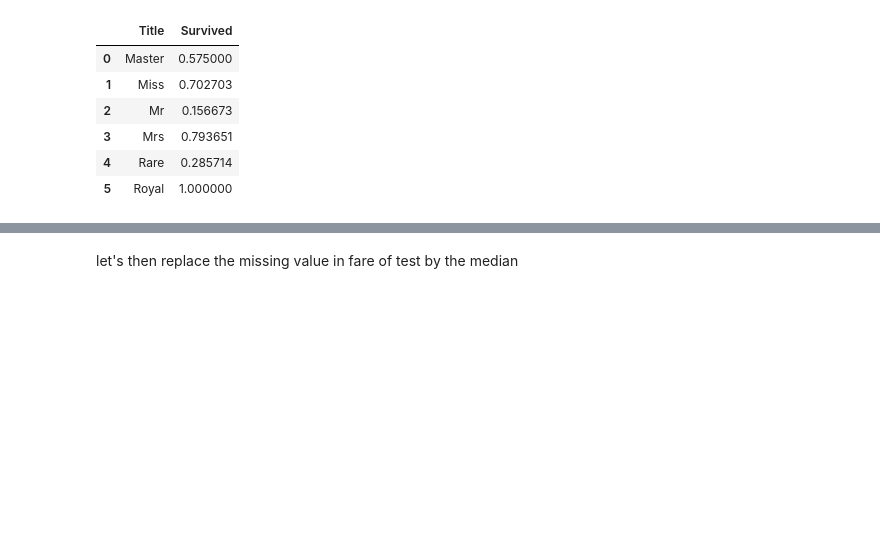
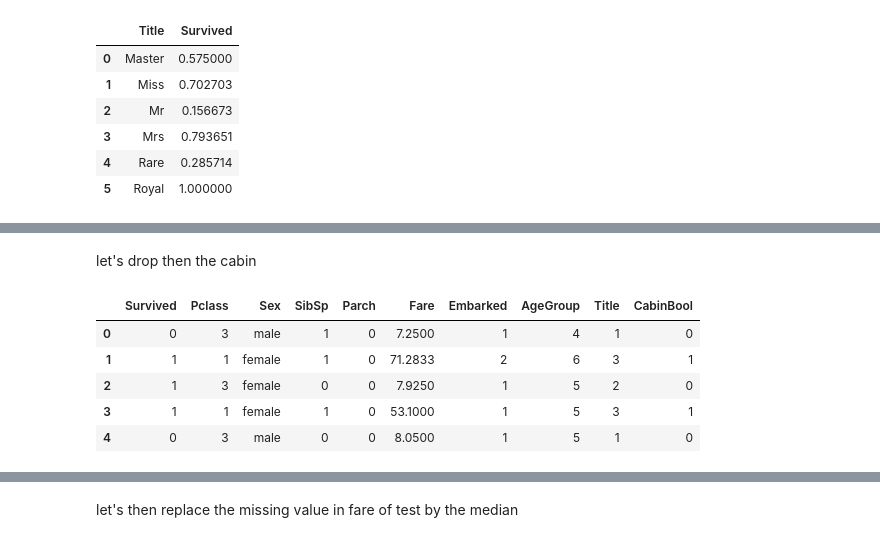
Before and after one commit to Chamiln17/Titanic_Disaster_Detection, a Jupyter notebook: Titanic.ipynb, the cells around one changed output, grey strips where cells are left out. Drawn from its saved outputs; the diff is of its cells as text; code cells hidden in the pictures; blank space fills up the shorter version.

```diff
--- a/Titanic.ipynb
+++ b/Titanic.ipynb
@@ -378,3 +378,16 @@ train_df.head()
+# %% [markdown]
+let's drop then the cabin
+# %%
+train_df = train_df.drop(['Cabin'], axis = 1)
+test_df = test_df.drop(['Cabin'], axis = 1)
+train_df.head()
+# %% [output]
+|  | Survived | Pclass | Sex | SibSp | Parch | Fare | Embarked | AgeGroup | Title | CabinBool |
+| 0 | 0 | 3 | male | 1 | 0 | 7.2500 | 1 | 4 | 1 | 0 |
+| 1 | 1 | 1 | female | 1 | 0 | 71.2833 | 2 | 6 | 3 | 1 |
+| 2 | 1 | 3 | female | 0 | 0 | 7.9250 | 1 | 5 | 2 | 0 |
+| 3 | 1 | 1 | female | 1 | 0 | 53.1000 | 1 | 5 | 3 | 1 |
+| 4 | 0 | 3 | male | 0 | 0 | 8.0500 | 1 | 5 | 1 | 0 |
 # %%
 sex_mapping = {"male":0,"female":1}
 train_df["Sex"]= train_df["Sex"].map(sex_mapping)
```
Also changed, not shown: parts of 19 cells of this notebook, 1 other file.
